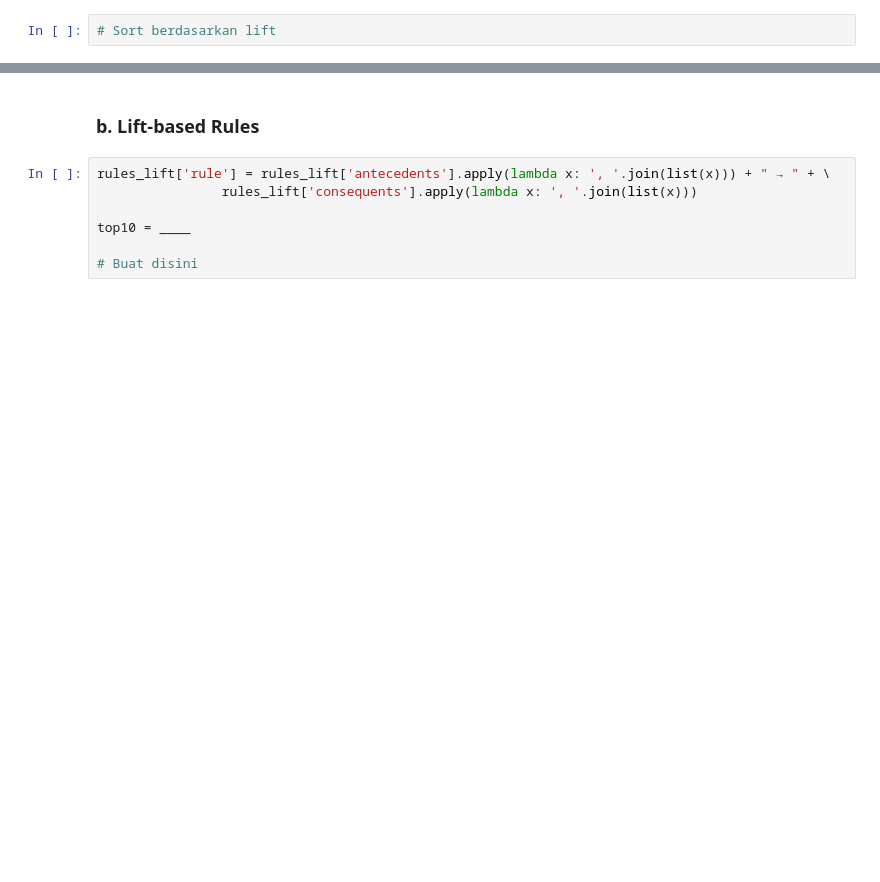
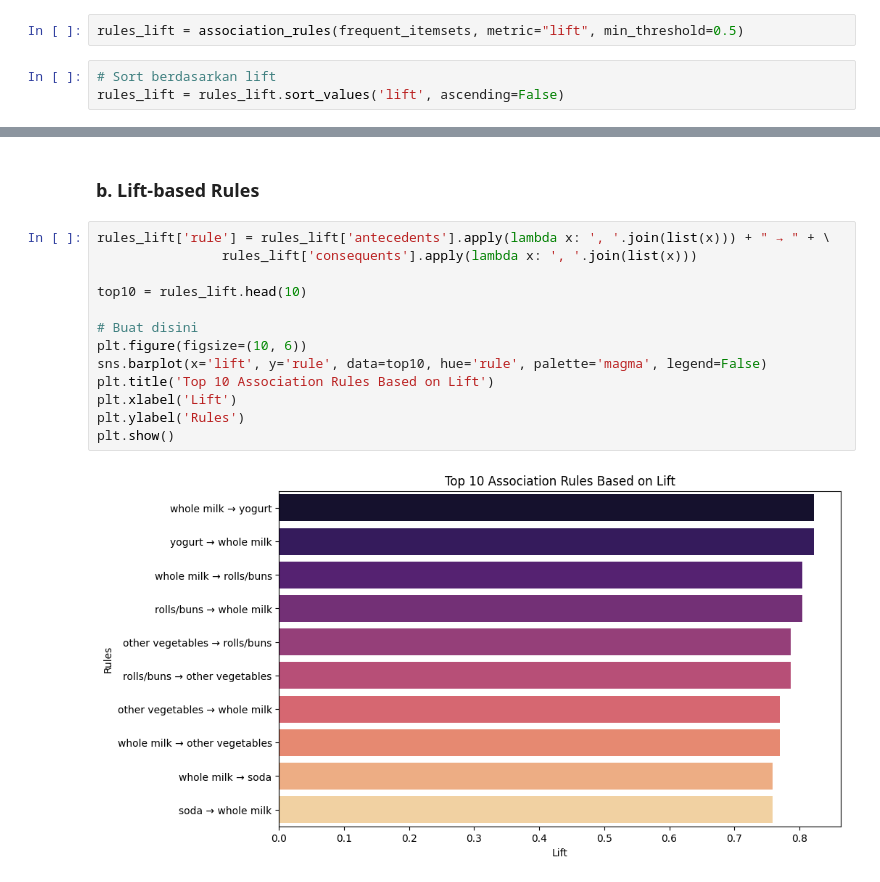
Before and after one commit to helloohowareyu/Praktikum-Kecerdasan-Artifisial-Lanjut, a Jupyter notebook: BAB12_LC_NAMA_NIM.ipynb, the cells around one changed output, grey strips where cells are left out. Drawn from its saved outputs; the diff is of its cells as text; blank space fills up the shorter version.

```diff
--- a/BAB12_LC_NAMA_NIM.ipynb
+++ b/BAB12_LC_NAMA_NIM.ipynb
@@ -53,4 +128,7 @@ rules_lift = ____
+# %%
+rules_lift = association_rules(frequent_itemsets, metric="lift", min_threshold=0.5)
 # %%
 # Sort berdasarkan lift
+rules_lift = rules_lift.sort_values('lift', ascending=False)
 # %%
 # Tampilkan antecedent, consequents, support, confidence dan lift untuk top 10 rules_lift
@@ -71,7 +171,15 @@ top10 = ____
 # %%
 rules_lift['rule'] = rules_lift['antecedents'].apply(lambda x: ', '.join(list(x))) + " → " + \
                 rules_lift['consequents'].apply(lambda x: ', '.join(list(x)))
 
-top10 = ____
+top10 = rules_lift.head(10)
 
 # Buat disini
+plt.figure(figsize=(10, 6))
+sns.barplot(x='lift', y='rule', data=top10, hue='rule', palette='magma', legend=False)
+plt.title('Top 10 Association Rules Based on Lift')
+plt.xlabel('Lift')
+plt.ylabel('Rules')
+plt.show()
+# %% [output]
+[figure, added]
```
Also changed, not shown: parts of 31 cells of this notebook.
